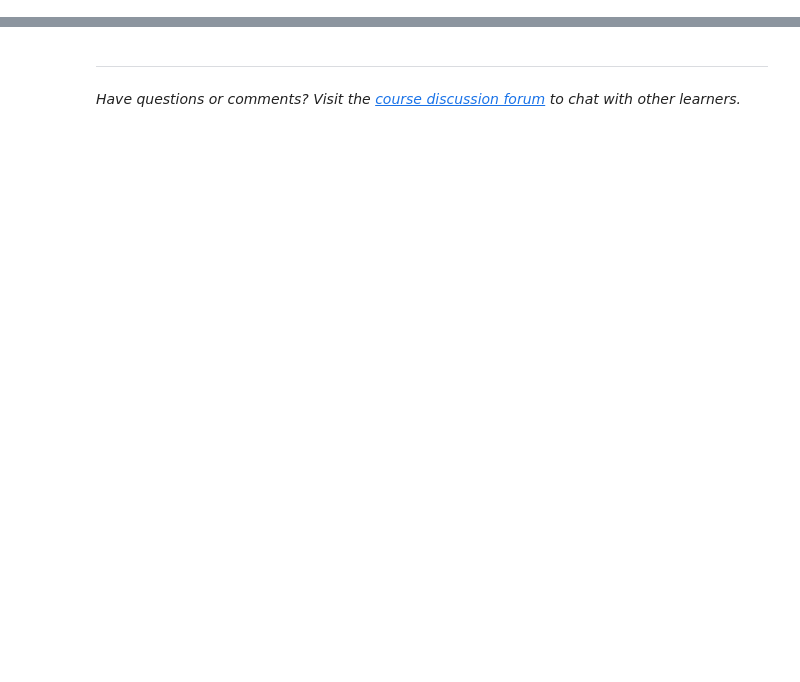
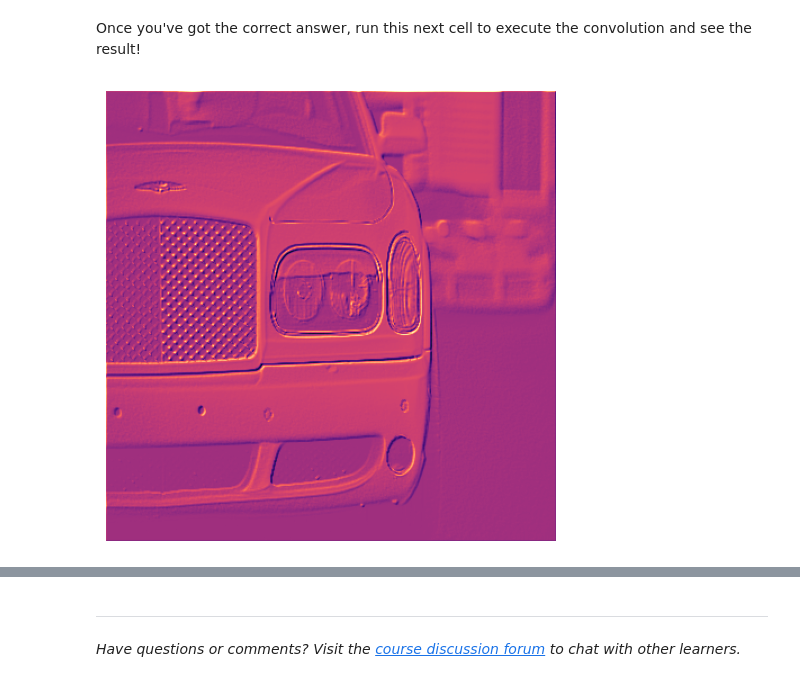
Before and after one commit to DoctorOfCoding/computer-vision-kaggle-course, a Jupyter notebook: Convolution and ReLU.ipynb, the cells around one changed output, grey strips where cells are left out. Drawn from its saved outputs; the diff is of its cells as text; code cells hidden in the pictures; blank space fills up the shorter version.

Commit message:
Kaggle Notebook | Exercise: Convolution and ReLU | Version 2

```diff
--- a/Convolution and ReLU.ipynb
+++ b/Convolution and ReLU.ipynb
@@ -215,0 +73,10 @@ In [**the exercises**](https://www.kaggle.com/kernels/fork/11989557), you'll hav
+# %%
+# This is just one possibility.
+kernel = tf.constant([
+    [-2, -1, 0],
+    [-1, 1, 1],
+    [0, 1, 2],
+])
+
+# Check your answer
+q_1.check()
@@ -215,0 +102,5 @@ In [**the exercises**](https://www.kaggle.com/kernels/fork/11989557), you'll hav
+# %%
+conv_fn = tf.nn.conv2d
+
+# Check your answer
+q_2.check()
@@ -215,0 +114,18 @@ In [**the exercises**](https://www.kaggle.com/kernels/fork/11989557), you'll hav
+# %% [markdown]
+Once you've got the correct answer, run this next cell to execute the convolution and see the result!
+# %%
+image_filter = conv_fn(
+    input=image,
+    filters=kernel,
+    strides=1, # or (1, 1)
+    padding='SAME',
+)
+
+plt.imshow(
+    # Reformat for plotting
+    tf.squeeze(image_filter)
+)
+plt.axis('off')
+plt.show();
+# %% [output]
+[figure, added]
```
Also changed, not shown: parts of 45 cells of this notebook.
